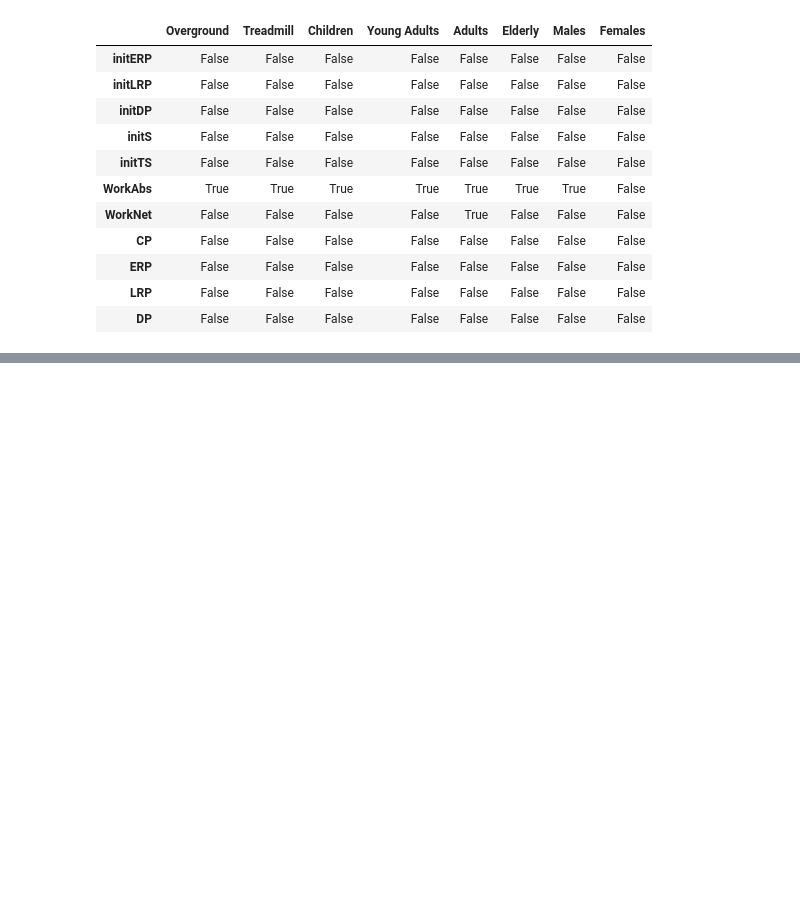
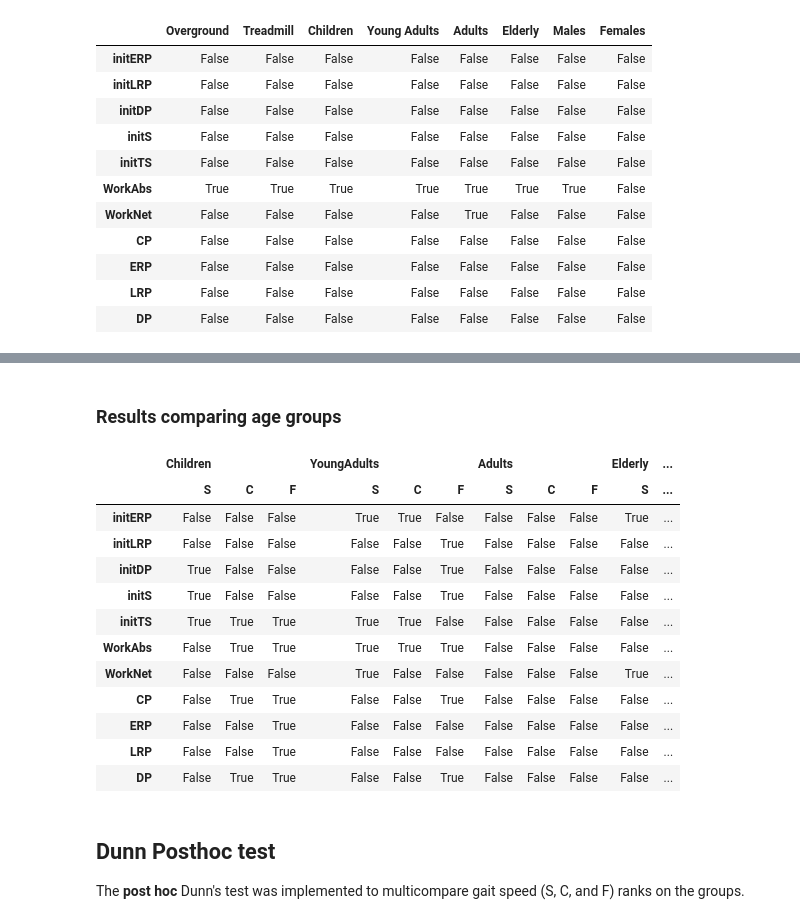
Before and after one commit to nikorose87/DJS-GA, a Jupyter notebook: PostProcessing results from ankle quasi stiffness.ipynb, the cells around one changed output, grey strips where cells are left out. Drawn from its saved outputs; the diff is of its cells as text; code cells hidden in the pictures; blank space fills up the shorter version.

```diff
--- a/PostProcessing results from ankle quasi stiffness.ipynb
+++ b/PostProcessing results from ankle quasi stiffness.ipynb
@@ -306,0 +315,40 @@ norm_groups
+# %%
+# =============================================================================
+# Kruskal Wallis test
+# =============================================================================
+
+# If true, significant differences are detected
+kruskal_gen = pd.concat([kruskal_groups(male_ds.query("Speed == '{}'".format(speed)),
+                                        female_ds.query(
+                                            "Speed == '{}'".format(speed)),
+                                        dep_vars, '{}'.format(speed)) for speed in ['S', 'C', 'F']], axis=1)
+
+#Only children and young adults are compared
+kruskal_age_ch = pd.concat([kruskal_groups(children_ds.query("Speed == '{}'".format(speed)),
+                              younga_ds.query("Speed == '{}'".format(speed)),
+                             dep_vars, '{}'.format(speed)) for speed in ['S', 'C', 'F']], axis=1)
+kruskal_age_ya = pd.concat([kruskal_groups(younga_ds.query("Speed == '{}'".format(speed)),
+                              adults_ds.query("Speed == '{}'".format(speed)),
+                             dep_vars, '{}'.format(speed)) for speed in ['S', 'C', 'F']], axis=1)
+kruskal_age_a = pd.concat([kruskal_groups(adults_ds.query("Speed == '{}'".format(speed)),
+                              adults_ds.query("Speed == '{}'".format(speed)),
+                             dep_vars, '{}'.format(speed)) for speed in ['S', 'C', 'F']], axis=1)
+kruskal_age_e = pd.concat([kruskal_groups(adults_ds.query("Speed == '{}'".format(speed)),
+                              elder_ds.query("Speed == '{}'".format(speed)),
+                             dep_vars, '{}'.format(speed)) for speed in ['S', 'C', 'F']], axis=1)
+kruskal_mode = pd.concat([kruskal_groups(overground_ds.query("Speed == '{}'".format(speed)),
+                              treadmill_ds.query("Speed == '{}'".format(speed)),
+                             dep_vars, '{}'.format(speed)) for speed in ['VS', 'S', 'C', 'F', 'VF']], axis=1)
+
+# Making fancier columns
+m_index_krus_gen = pd.MultiIndex.from_product([['Gender'], ['S', 'C', 'F']])
+m_index_krus_mode = pd.MultiIndex.from_product(
+    [['Mode'], ['VS', 'S', 'C', 'F', 'VF']])
+kruskal_gen.columns = m_index_krus_gen
+# kruskal_origin.columns = m_index_krus_ori
+kruskal_age_ch.columns = pd.MultiIndex.from_product([['Children'],['S', 'C', 'F']])
+kruskal_age_ya.columns = pd.MultiIndex.from_product([['YoungAdults'],['S', 'C', 'F']])
+kruskal_age_a.columns = pd.MultiIndex.from_product([['Adults'],['S', 'C', 'F']])
+kruskal_age_e.columns = pd.MultiIndex.from_product([['Elderly'],['S', 'C', 'F']])
+kruskal_mode.columns = m_index_krus_mode
+kruskall_all = pd.concat([kruskal_gen, kruskal_mode], axis=1)
@@ -306,0 +373,23 @@ norm_groups
+# %% [markdown]
+### Results comparing age groups
+# %%
+kruskall_age = pd.concat([kruskal_age_ch, kruskal_age_ya,kruskal_age_a, kruskal_age_e], axis=1)
+kruskall_age.replace(0,False).replace(1,True)
+# %% [output]
+|  | Children |  |  | YoungAdults |  |  | Adults |  |  | Elderly | ... |
+|  | S | C | F | S | C | F | S | C | F | S | ... |
+| initERP | False | False | False | True | True | False | False | False | False | True | ... |
+| initLRP | False | False | False | False | False | True | False | False | False | False | ... |
+| initDP | True | False | False | False | False | True | False | False | False | False | ... |
+| initS | True | False | False | False | False | True | False | False | False | False | ... |
+| initTS | True | True | True | True | True | False | False | False | False | False | ... |
+| WorkAbs | False | True | True | True | True | True | False | False | False | False | ... |
+| WorkNet | False | False | False | True | False | False | False | False | False | True | ... |
+| CP | False | True | True | False | False | True | False | False | False | False | ... |
+| ERP | False | False | True | False | False | False | False | False | False | False | ... |
+| LRP | False | False | True | False | False | False | False | False | False | False | ... |
+| DP | False | True | True | False | False | True | False | False | False | False | ... |
+# %% [markdown]
+## Dunn Posthoc test
+
+The __post hoc__ Dunn's test was implemented to multicompare gait speed (S, C, and F) ranks on the groups.
```
Also changed, not shown: parts of 12 cells of this notebook, 7 other files.
